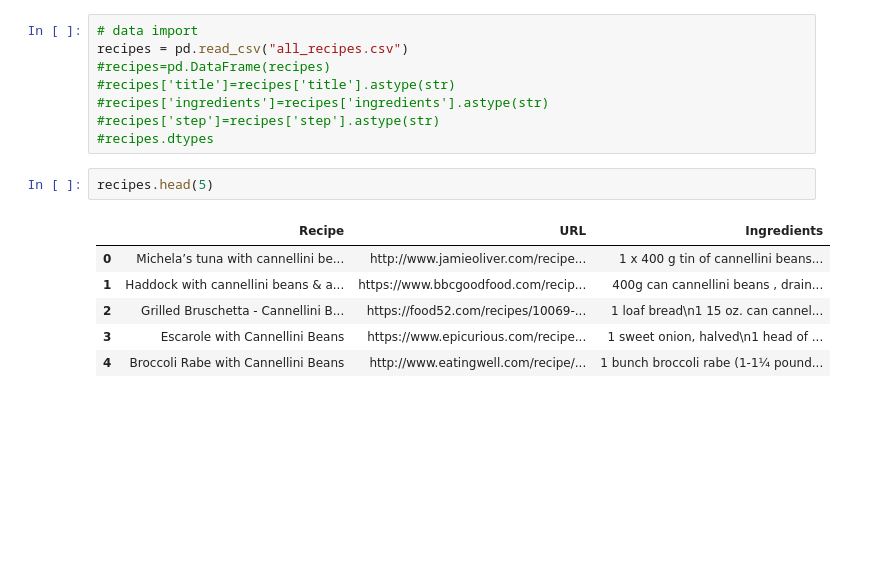
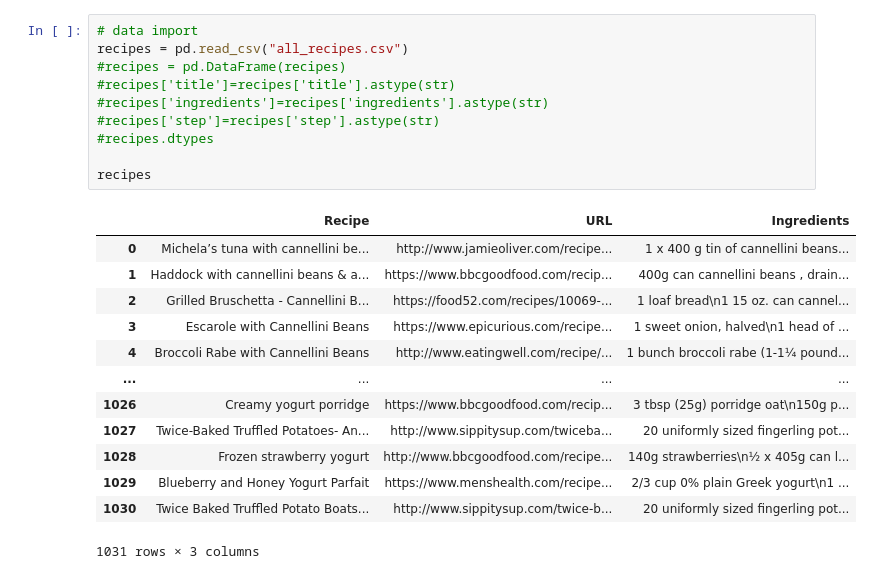
Before and after one commit to ebadakhter/ADS-509-Group-1-Final-Project, a Jupyter notebook: descriptive_statistics.ipynb, the cells around one changed output. Saved outputs shown, nothing was run; the diff lists cells and outputs as text; blank space fills up the shorter version.

```diff
--- a/descriptive_statistics.ipynb
+++ b/descriptive_statistics.ipynb
@@ -132,17 +152,24 @@ def count_words(df, column='titles_tokens', preprocess=None, min_freq=2):
 # %%
 # data import
 recipes = pd.read_csv("all_recipes.csv")
-#recipes=pd.DataFrame(recipes)
+#recipes = pd.DataFrame(recipes)
 #recipes['title']=recipes['title'].astype(str)
 #recipes['ingredients']=recipes['ingredients'].astype(str)
 #recipes['step']=recipes['step'].astype(str)
 #recipes.dtypes
+
+recipes
+# %% [output]
+|  | Recipe | URL | Ingredients |
+| 0 | Michela’s tuna with cannellini be... | http://www.jamieoliver.com/recipe... | 1 x 400 g tin of cannellini beans... |
+| 1 | Haddock with cannellini beans & a... | https://www.bbcgoodfood.com/recip... | 400g can cannellini beans , drain... |
+| 2 | Grilled Bruschetta - Cannellini B... | https://food52.com/recipes/10069-... | 1 loaf bread\n1 15 oz. can cannel... |
+| 3 | Escarole with Cannellini Beans | https://www.epicurious.com/recipe... | 1 sweet onion, halved\n1 head of ... |
+| 4 | Broccoli Rabe with Cannellini Beans | http://www.eatingwell.com/recipe/... | 1 bunch broccoli rabe (1-1¼ pound... |
+| ... | ... | ... | ... |
+| 1026 | Creamy yogurt porridge | https://www.bbcgoodfood.com/recip... | 3 tbsp (25g) porridge oat\n150g p... |
+| 1027 | Twice-Baked Truffled Potatoes- An... | http://www.sippitysup.com/twiceba... | 20 uniformly sized fingerling pot... |
+| 1028 | Frozen strawberry yogurt | http://www.bbcgoodfood.com/recipe... | 140g strawberries\n½ x 405g can l... |
+| 1029 | Blueberry and Honey Yogurt Parfait | https://www.menshealth.com/recipe... | 2/3 cup 0% plain Greek yogurt\n1 ... |
+| 1030 | Twice Baked Truffled Potato Boats... | http://www.sippitysup.com/twice-b... | 20 uniformly sized fingerling pot... |
+1031 rows × 3 columns
-# %%
-recipes.head(5)
-# %% [output]
-|  | Recipe | URL | Ingredients |
-| 0 | Michela’s tuna with cannellini be... | http://www.jamieoliver.com/recipe... | 1 x 400 g tin of cannellini beans... |
-| 1 | Haddock with cannellini beans & a... | https://www.bbcgoodfood.com/recip... | 400g can cannellini beans , drain... |
-| 2 | Grilled Bruschetta - Cannellini B... | https://food52.com/recipes/10069-... | 1 loaf bread\n1 15 oz. can cannel... |
-| 3 | Escarole with Cannellini Beans | https://www.epicurious.com/recipe... | 1 sweet onion, halved\n1 head of ... |
-| 4 | Broccoli Rabe with Cannellini Beans | http://www.eatingwell.com/recipe/... | 1 bunch broccoli rabe (1-1¼ pound... |
```
Also changed, not shown: parts of 13 cells of this notebook, 2 other files.
